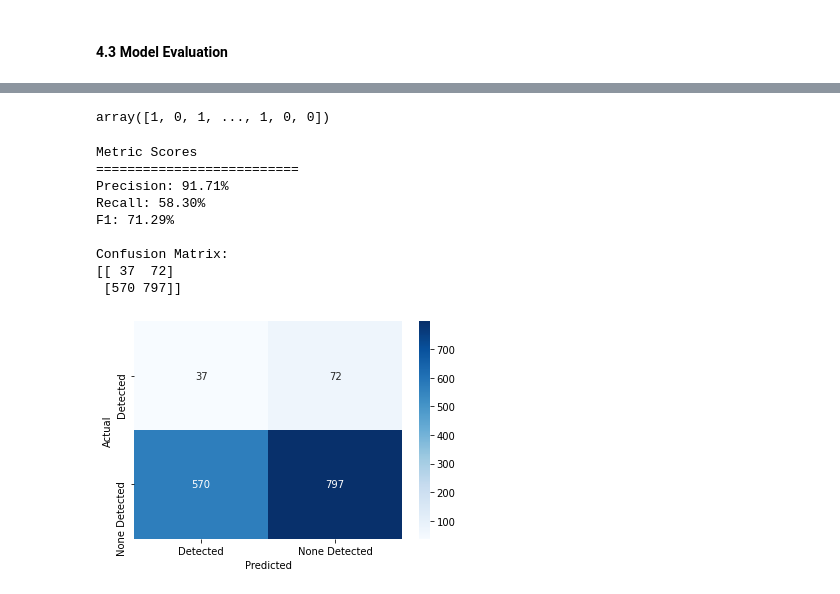
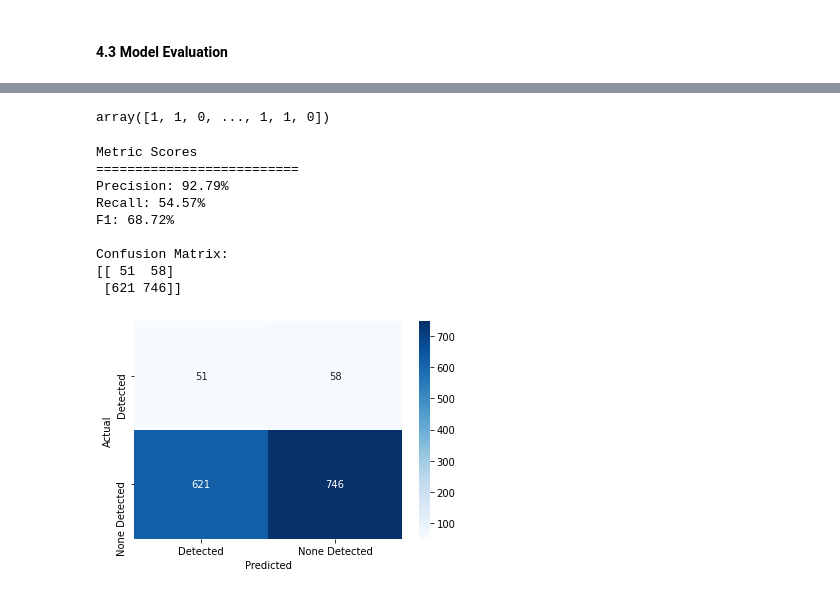
Before and after one commit to iainmuir6/Machine-Learning-with-Coronavirus-Data, a Jupyter notebook: ml_covid_research.ipynb, the cells around one changed output, grey strips where cells are left out. Drawn from its saved outputs; the diff is of its cells as text; code cells hidden in the pictures.

Commit message:
Evaluation Metrics + Small fixes

```diff
--- a/ml_covid_research.ipynb
+++ b/ml_covid_research.ipynb
@@ -625,6 +627,11 @@ y_test (1476,)
 # %%
 model = Sequential([
-    Dense(12, input_dim=10, activation='relu'),
-    Dense(8, activation='relu'),
+    BatchNormalization(),
+    Dense(300, use_bias=False),
+    BatchNormalization(),
+    Activation('relu'),
+    Dense(100, use_bias=False),
+    Activation('relu'),
+    BatchNormalization(),
     Dense(2, activation='softmax')
 ])
@@ -708,7 +718,7 @@ y_prediction_array = model.predict(X_test)
 y_prediction = np.argmax(y_prediction_array, axis=1)
 y_prediction
 # %% [output]
-array([1, 0, 1, ..., 1, 0, 0])
+array([1, 1, 0, ..., 1, 1, 0])
 # %%
 def metric_evaluation(y_test, y_pred):
     print("Metric Scores")
@@ -717,29 +727,28 @@ def metric_evaluation(y_test, y_pred):
     print("Recall: {:.2f}%".format(recall_score(y_test, y_pred) * 100))
     print("F1: {:.2f}%".format(f1_score(y_test, y_pred) * 100))
     print("\nConfusion Matrix:")
-    cm = confusion_matrix(y_test, y_pred)
-    print(cm)
-    return cm
+    print(confusion_matrix(y_test, y_pred))
 
-confusion_matrix = metric_evaluation(y_test, y_prediction)
+
+metric_evaluation(y_test, y_prediction)
 # %% [output]
 Metric Scores
 ==========================
-Precision: 91.71%
-Recall: 58.30%
-F1: 71.29%
+Precision: 92.79%
+Recall: 54.57%
+F1: 68.72%
 
 Confusion Matrix:
-[[ 37  72]
- [570 797]]
+[[ 51  58]
+ [621 746]]
 # %%
 cm_df = pd.DataFrame(
-    confusion_matrix, columns=['Detected', 'None Detected'], index=['Detected', 'None Detected']
+    confusion_matrix(y_test, y_prediction), columns=['Detected', 'None Detected'], index=['Detected', 'None Detected']
 )
 ax = sns.heatmap(
     data=cm_df, cmap=cm.Blues, annot=True, fmt='d', linecolor='k'
 )
 ax.set(xlabel='Predicted', ylabel='Actual')
 plt.show()
 # %% [output]
-[figure, old version]
+[figure, new version]
```
Also changed, not shown: parts of 16 cells of this notebook.
